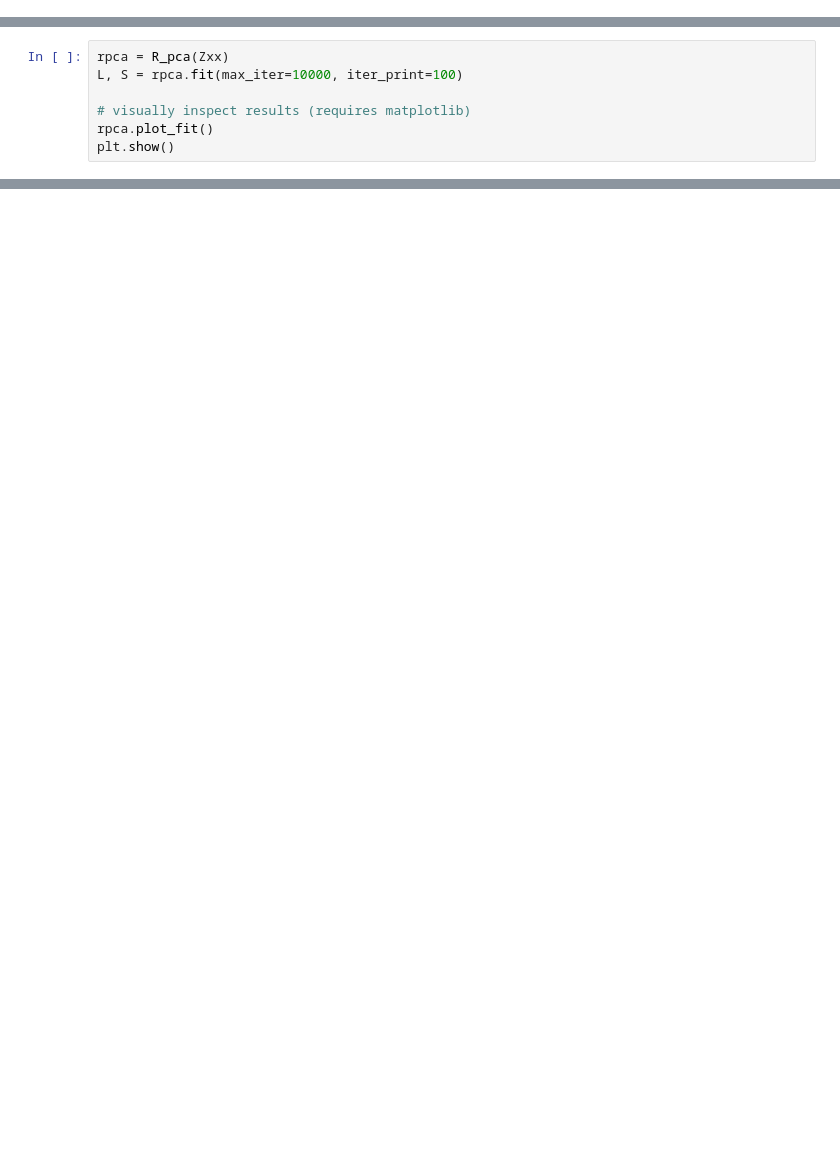
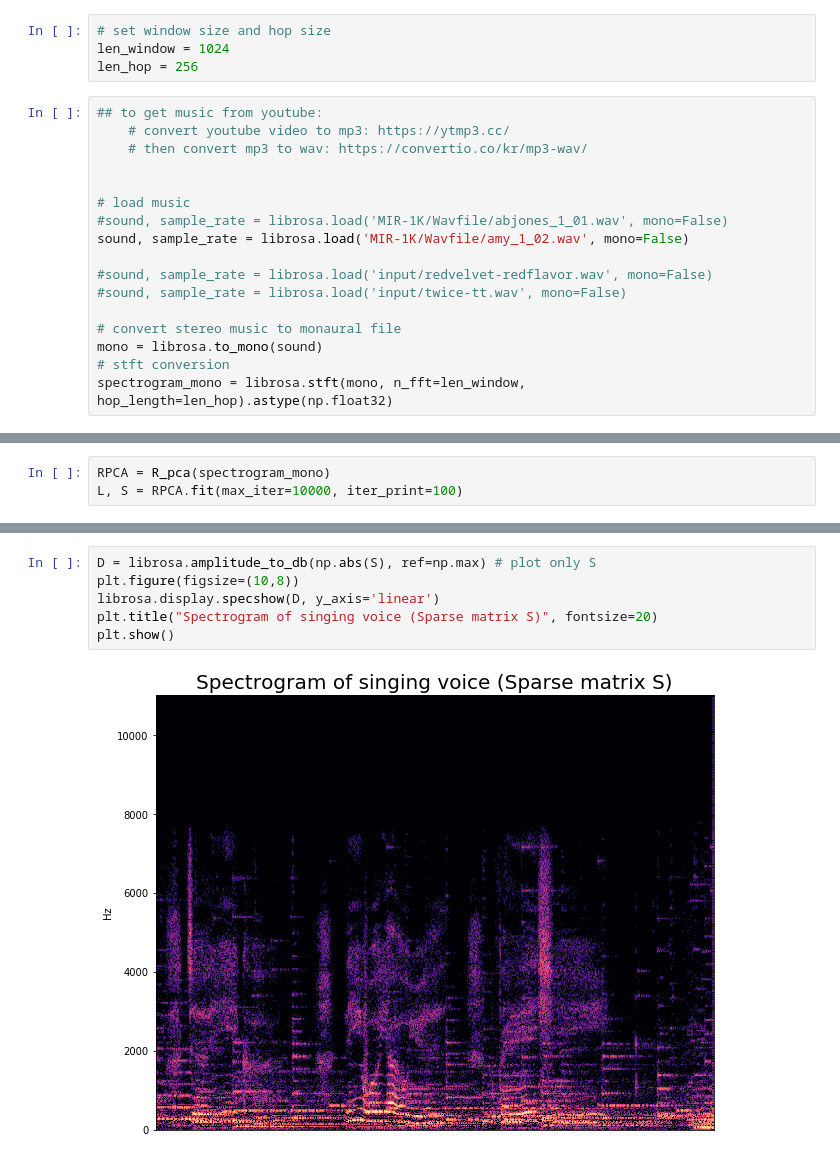
Before and after one commit to Diva-Inc/svs, a Jupyter notebook: rpca.ipynb, the cells around one changed output, grey strips where cells are left out. Saved outputs shown, nothing was run; the diff lists cells and outputs as text; blank space fills up the shorter version.

Commit message:
updated spectrogram

```diff
--- a/rpca.ipynb
+++ b/rpca.ipynb
@@ -77 +12,22 @@ def soft_thres(x,eps):
+# %%
+# set window size and hop size
+len_window = 1024
+len_hop = 256
+# %%
+## to get music from youtube:
+    # convert youtube video to mp3: https://ytmp3.cc/
+    # then convert mp3 to wav: https://convertio.co/kr/mp3-wav/
+
+
+# load music
+#sound, sample_rate = librosa.load('MIR-1K/Wavfile/abjones_1_01.wav', mono=False)
+sound, sample_rate = librosa.load('MIR-1K/Wavfile/amy_1_02.wav', mono=False)
+
+#sound, sample_rate = librosa.load('input/redvelvet-redflavor.wav', mono=False)
+#sound, sample_rate = librosa.load('input/twice-tt.wav', mono=False)
+
+# convert stereo music to monaural file
+mono = librosa.to_mono(sound)
+# stft conversion
+spectrogram_mono = librosa.stft(mono, n_fft=len_window, hop_length=len_hop).astype(np.float32)
 # %%
@@ -184,8 +91,4 @@ TypeError: ufunc 'fabs' not supported for the input types, and the inputs could
 # %%
-rpca = R_pca(Zxx)
-L, S = rpca.fit(max_iter=10000, iter_print=100)
-
-# visually inspect results (requires matplotlib)
-rpca.plot_fit()
-plt.show()
+RPCA = R_pca(spectrogram_mono)
+L, S = RPCA.fit(max_iter=10000, iter_print=100)
 # %% [output]
@@ -197,0 +131,8 @@ ValueError: too many values to unpack (expected 2)
+# %%
+D = librosa.amplitude_to_db(np.abs(S), ref=np.max) # plot only S
+plt.figure(figsize=(10,8))
+librosa.display.specshow(D, y_axis='linear')
+plt.title("Spectrogram of singing voice (Sparse matrix S)", fontsize=20)
+plt.show()
+# %% [output]
+[figure, added]
```
Also changed, not shown: parts of 23 cells of this notebook, 14 other files.
